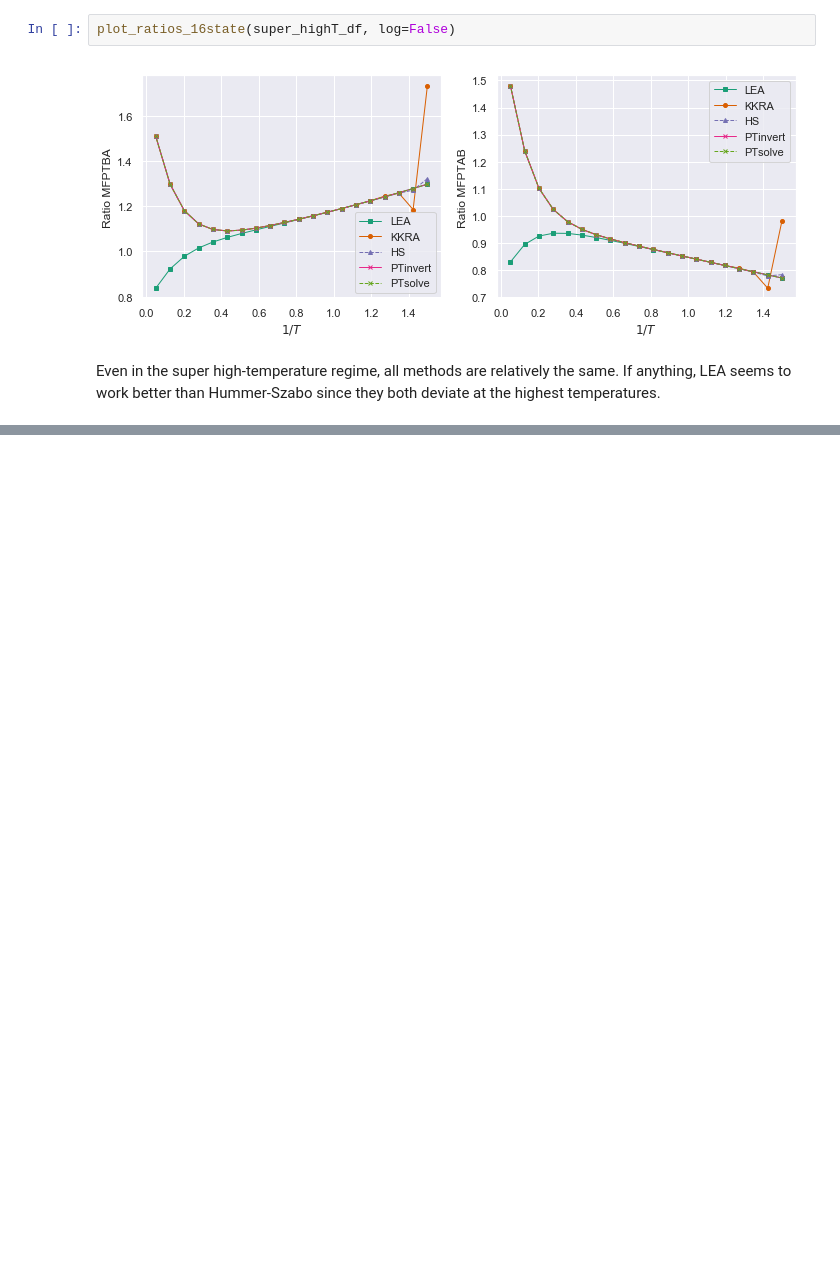
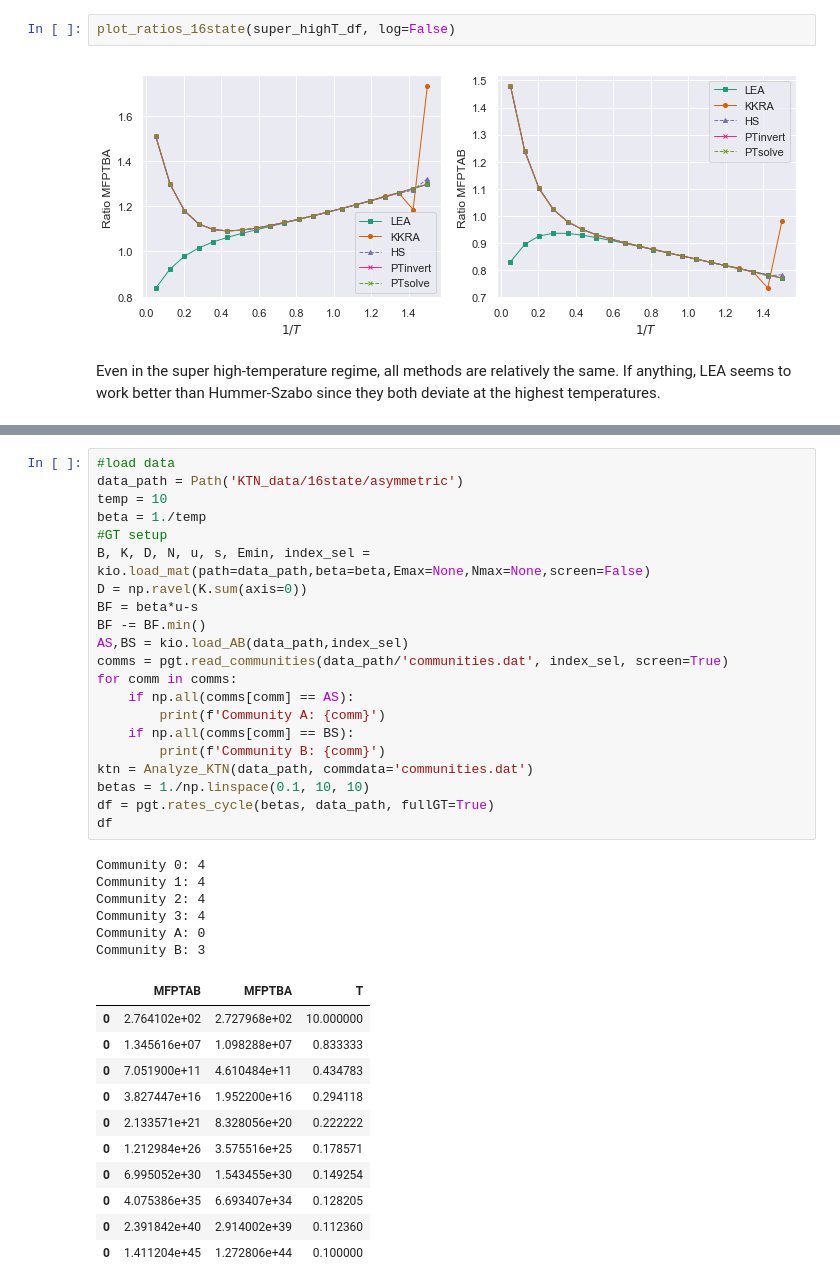
Before and after one commit to tomswinburne/PyGT, a Jupyter notebook: Hummer-Szabo_DTMC.ipynb, the cells around one changed output, grey strips where cells are left out. Saved outputs shown, nothing was run; the diff lists cells and outputs as text; blank space fills up the shorter version.

```diff
--- a/Hummer-Szabo_DTMC.ipynb
+++ b/Hummer-Szabo_DTMC.ipynb
@@ -734,0 +751,39 @@ Even in the super high-temperature regime, all methods are relatively the same.
+# %%
+#load data
+data_path = Path('KTN_data/16state/asymmetric')
+temp = 10
+beta = 1./temp
+#GT setup
+B, K, D, N, u, s, Emin, index_sel = kio.load_mat(path=data_path,beta=beta,Emax=None,Nmax=None,screen=False)
+D = np.ravel(K.sum(axis=0))
+BF = beta*u-s
+BF -= BF.min()
+AS,BS = kio.load_AB(data_path,index_sel)
+comms = pgt.read_communities(data_path/'communities.dat', index_sel, screen=True)
+for comm in comms:
+    if np.all(comms[comm] == AS):
+        print(f'Community A: {comm}')
+    if np.all(comms[comm] == BS):
+        print(f'Community B: {comm}')
+ktn = Analyze_KTN(data_path, commdata='communities.dat')
+betas = 1./np.linspace(0.1, 10, 10)
+df = pgt.rates_cycle(betas, data_path, fullGT=True)
+df
+# %% [output]
+Community 0: 4
+Community 1: 4
+Community 2: 4
+Community 3: 4
+Community A: 0
+Community B: 3
+|  | MFPTAB | MFPTBA | T |
+| 0 | 2.764102e+02 | 2.727968e+02 | 10.000000 |
+| 0 | 1.345616e+07 | 1.098288e+07 | 0.833333 |
+| 0 | 7.051900e+11 | 4.610484e+11 | 0.434783 |
+| 0 | 3.827447e+16 | 1.952200e+16 | 0.294118 |
+| 0 | 2.133571e+21 | 8.328056e+20 | 0.222222 |
+| 0 | 1.212984e+26 | 3.575516e+25 | 0.178571 |
+| 0 | 6.995052e+30 | 1.543455e+30 | 0.149254 |
+| 0 | 4.075386e+35 | 6.693407e+34 | 0.128205 |
+| 0 | 2.391842e+40 | 2.914002e+39 | 0.112360 |
+| 0 | 1.411204e+45 | 1.272806e+44 | 0.100000 |
```
Also changed, not shown: parts of 14 cells of this notebook, 2 other files.
